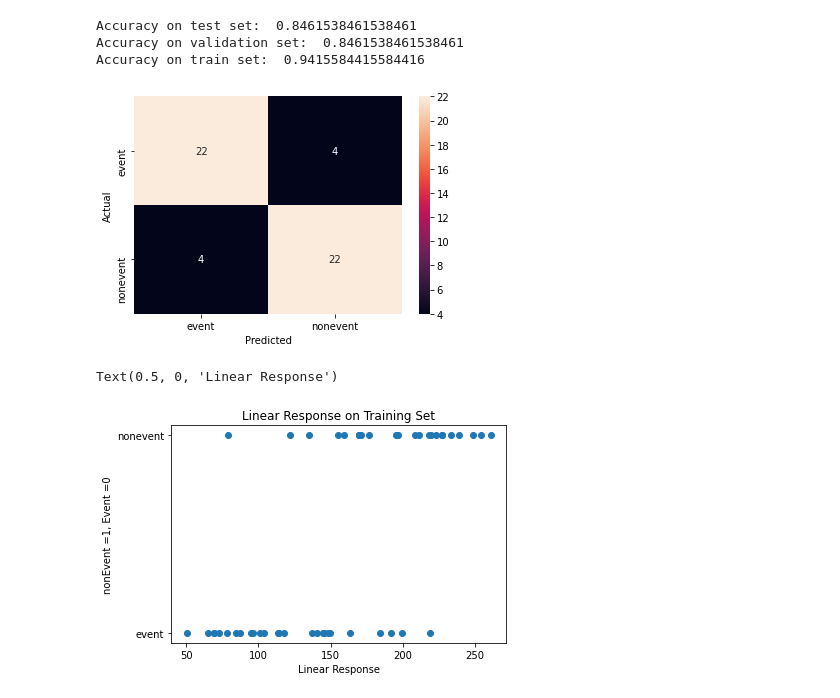
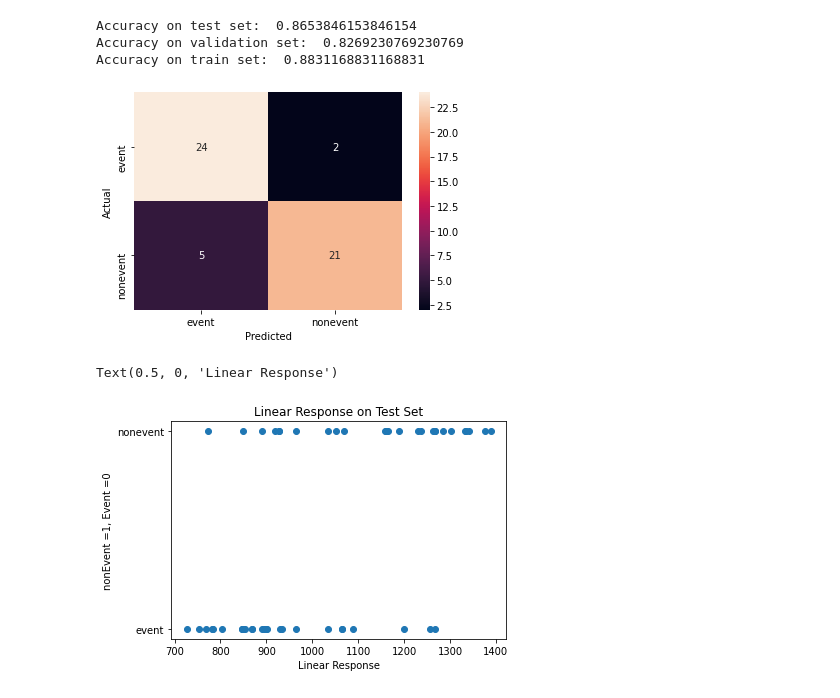
Before and after one commit to williwilliams3/TermProjectIML, a Jupyter notebook: Logistic_Regression_Stratified.ipynb, the cells around one changed output. Drawn from its saved outputs; the diff is of its cells as text; code cells hidden in the pictures.

```diff
--- a/Logistic_Regression_Stratified.ipynb
+++ b/Logistic_Regression_Stratified.ipynb
@@ -68,35 +108,42 @@ y_test_bin = convert_binary(y_test)
 # %%
 #logistic regression
 import seaborn as sns
 import pandas as pd
 from sklearn.linear_model import LogisticRegression
 from sklearn import metrics
 import matplotlib.pyplot as plt
 
 #normalise the X data
-from sklearn.preprocessing import StandardScaler
-X_train_norm = StandardScaler().fit_transform(X_train)
-X_test_norm = StandardScaler().fit_transform(X_test)
-X_val_norm = StandardScaler().fit_transform(X_val)
+#normalise 0to1
+def normalize_0to1(X):
+    #Normalize X values to be between 0 and 1
+    x = X.values
+    min_max_scaler = preprocessing.MinMaxScaler()
+    x_scaled = min_max_scaler.fit_transform(x)
+    return pd.DataFrame(x_scaled)
+
+X_train_norm = normalize_0to1(X_train)
+X_val_norm = normalize_0to1(X_val)
+X_test_norm = normalize_0to1(X_test)
 
 #binary classifier with logistic regression
 logistic_regression= LogisticRegression()
 logistic_regression.fit(X_train_norm,y_train_bin)
 y_pred_test = logistic_regression.predict(X_test_norm)
 y_pred_train = logistic_regression.predict(X_train_norm)
 y_pred_val = logistic_regression.predict(X_val_norm)
 
 confusion_matrix = pd.crosstab(y_test_bin, y_pred_test, rownames=['Actual'], colnames=['Predicted'])
 sns.heatmap(confusion_matrix, annot=True)
 
 print('Accuracy on test set: ',metrics.accuracy_score(y_test_bin, y_pred_test))
-print('Accuracy on validation set: ',metrics.accuracy_score(y_val_bin, y_pred_validation))
+print('Accuracy on validation set: ',metrics.accuracy_score(y_val_bin, y_pred_val))
 print('Accuracy on train set: ',metrics.accuracy_score(y_train_bin, y_pred_train))
 # %% [output]
-Accuracy on test set:  0.8461538461538461
-Accuracy on validation set:  0.8461538461538461
-Accuracy on train set:  0.9415584415584416
+Accuracy on test set:  0.8653846153846154
+Accuracy on validation set:  0.8269230769230769
+Accuracy on train set:  0.8831168831168831
-[figure, old version]
+[figure, new version]
 # %%
 #Linear Reponse of test set
 
@@ -109,9 +156,9 @@ beta_t_x =  X_test @ betas.T + beta_interr
 #figures for linear response
 fig = plt.figure()
 plt.scatter(beta_t_x,y_test_bin)
-plt.title("Linear Response on Training Set")
+plt.title("Linear Response on Test Set")
 plt.ylabel("nonEvent =1, Event =0")
 plt.xlabel("Linear Response")
 # %% [output]
 Text(0.5, 0, 'Linear Response')
-[figure, old version]
+[figure, new version]
```
Also changed, not shown: parts of 6 cells of this notebook, 1 other file.
